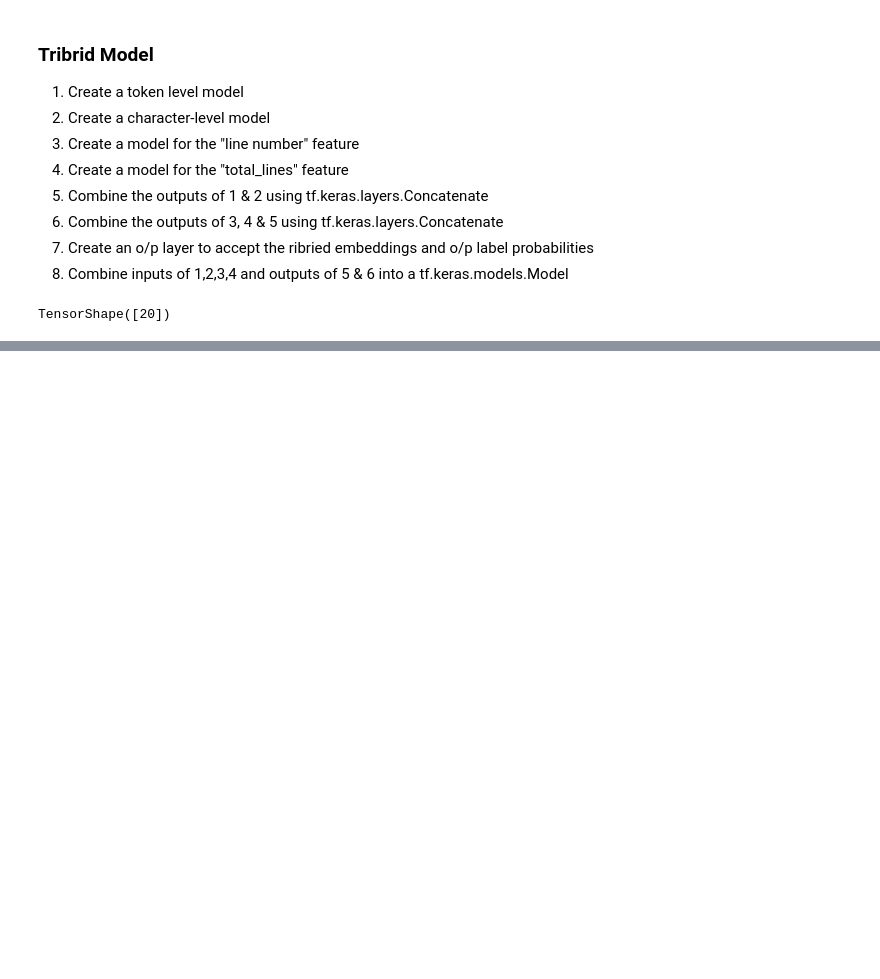
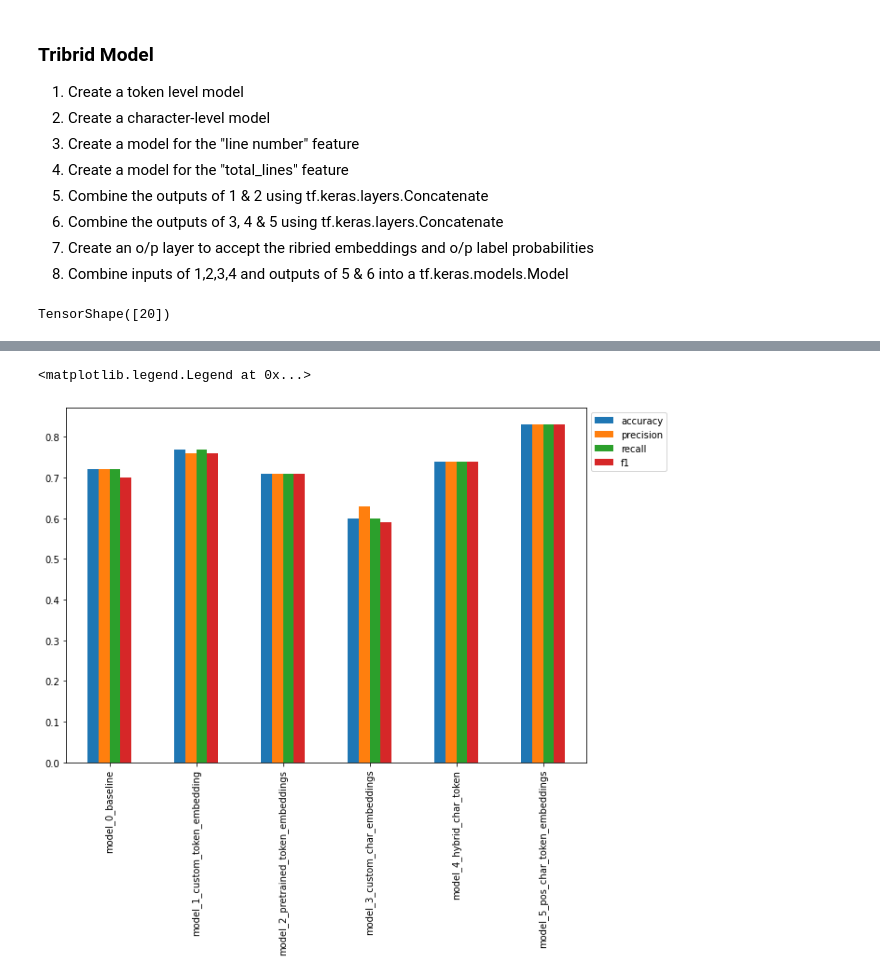
Before and after one commit to kaushikabhishek87/Tensorflow_projects, a Jupyter notebook: 09_NLP_tensorflow_skimlit.ipynb, the cells around one changed output, grey strips where cells are left out. Drawn from its saved outputs; the diff is of its cells as text; code cells hidden in the pictures; blank space fills up the shorter version.

```diff
--- a/09_NLP_tensorflow_skimlit.ipynb
+++ b/09_NLP_tensorflow_skimlit.ipynb
@@ -1070,0 +1127,7 @@ model_5 = tf.keras.models.Model(inputs=[line_number_model.input,
+# %%
+history_model_5 = model_5.fit(train_char_token_pos_dataset,
+                              epochs=3,
+                              steps_per_epoch = int(0.1 * len(train_char_token_pos_dataset)),
+                              validation_data  = val_char_token_pos_dataset,
+                              validation_steps = int(0.1 * len(val_char_token_pos_dataset))
+                              )
@@ -1070,0 +1141,3 @@ model_5 = tf.keras.models.Model(inputs=[line_number_model.input,
+# %%
+model_5_pred_probs = model_5.predict(val_char_token_pos_dataset, verbose=1)
+model_5_preds = tf.argmax(model_5_pred_probs, axis=1)
@@ -1070,0 +1146,3 @@ model_5 = tf.keras.models.Model(inputs=[line_number_model.input,
+# %%
+model_5_results = calculate_results(val_labels_encoded, model_5_preds)
+model_5_results
@@ -1070,0 +1153,10 @@ model_5 = tf.keras.models.Model(inputs=[line_number_model.input,
+# %%
+all_model_results = pd.DataFrame({"model_0_baseline":baseline_results,
+                                  "model_1_custom_token_embedding": model_1_results,
+                                  "model_2_pretrained_token_embeddings":model_2_results,
+                                  "model_3_custom_char_embeddings":model_3_results,
+                                  "model_4_hybrid_char_token": model_4_results,
+                                  "model_5_pos_char_token_embeddings":model_5_results})
+
+all_model_results = all_model_results.T
+all_model_results.head(10)
@@ -1070,0 +1171,5 @@ model_5 = tf.keras.models.Model(inputs=[line_number_model.input,
+# %%
+all_model_results.plot(kind="bar", figsize=(10,7)).legend(bbox_to_anchor=(1.0,1.0))
+# %% [output]
+<matplotlib.legend.Legend at 0x...>
+[figure, added]
```
Also changed, not shown: parts of 18 cells of this notebook.
